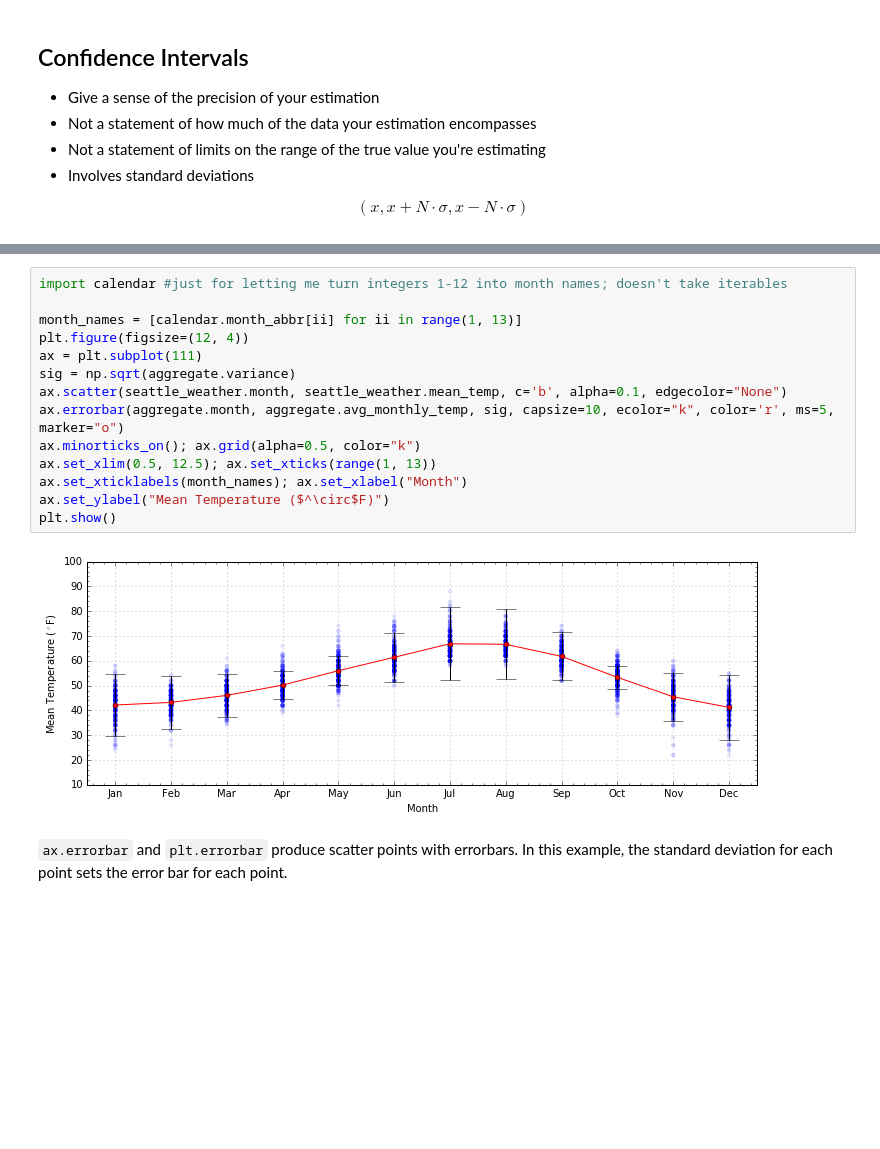
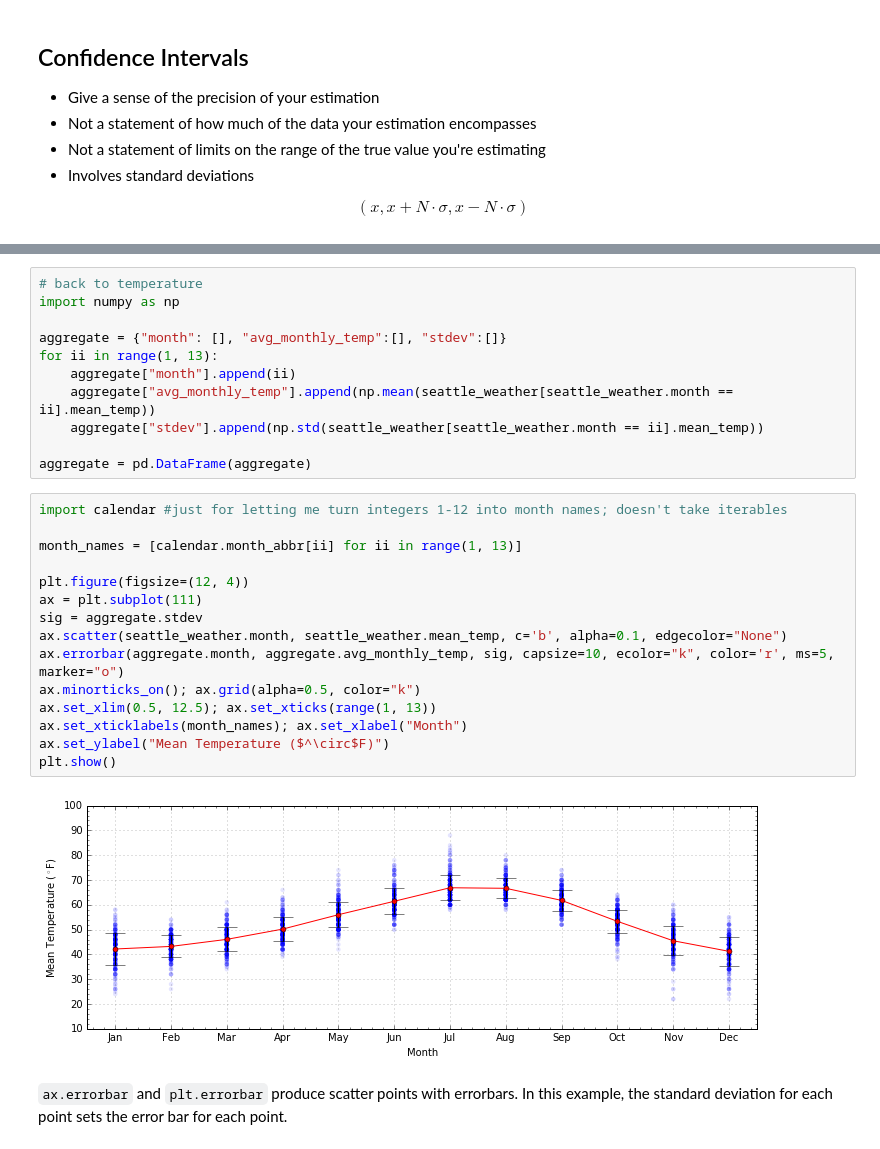
Before and after one commit to tanyaweaver/python-dev-accelerator, a Jupyter notebook: source/lectures/stats_day3.ipynb, the cells around one changed output, grey strips where cells are left out. Saved outputs shown, nothing was run; the diff lists cells and outputs as text; blank space fills up the shorter version.

```diff
--- a/source/lectures/stats_day3.ipynb
+++ b/source/lectures/stats_day3.ipynb
@@ -199,19 +168,31 @@ aggregate # returns a DataFrame
+# %%
+# back to temperature
+import numpy as np
+
+aggregate = {"month": [], "avg_monthly_temp":[], "stdev":[]}
+for ii in range(1, 13):
+    aggregate["month"].append(ii)
+    aggregate["avg_monthly_temp"].append(np.mean(seattle_weather[seattle_weather.month == ii].mean_temp))
+    aggregate["stdev"].append(np.std(seattle_weather[seattle_weather.month == ii].mean_temp))
+
+aggregate = pd.DataFrame(aggregate)
 # %%
 import calendar #just for letting me turn integers 1-12 into month names; doesn't take iterables
 
 month_names = [calendar.month_abbr[ii] for ii in range(1, 13)]
+
 plt.figure(figsize=(12, 4))
 ax = plt.subplot(111)
-sig = np.sqrt(aggregate.variance)
+sig = aggregate.stdev
 ax.scatter(seattle_weather.month, seattle_weather.mean_temp, c='b', alpha=0.1, edgecolor="None")
 ax.errorbar(aggregate.month, aggregate.avg_monthly_temp, sig, capsize=10, ecolor="k", color='r', ms=5, marker="o")
 ax.minorticks_on(); ax.grid(alpha=0.5, color="k")
 ax.set_xlim(0.5, 12.5); ax.set_xticks(range(1, 13))
 ax.set_xticklabels(month_names); ax.set_xlabel("Month")
 ax.set_ylabel("Mean Temperature ($^\circ$F)")
 plt.show()
 # %% [output]
-[figure, old version]
+[figure, new version]
 # %% [markdown]
 `ax.errorbar` and `plt.errorbar` produce scatter points with errorbars. In this example, the standard deviation for each point sets the error bar for each point.
 # %% [markdown]
```
Also changed, not shown: parts of 4 cells of this notebook.
